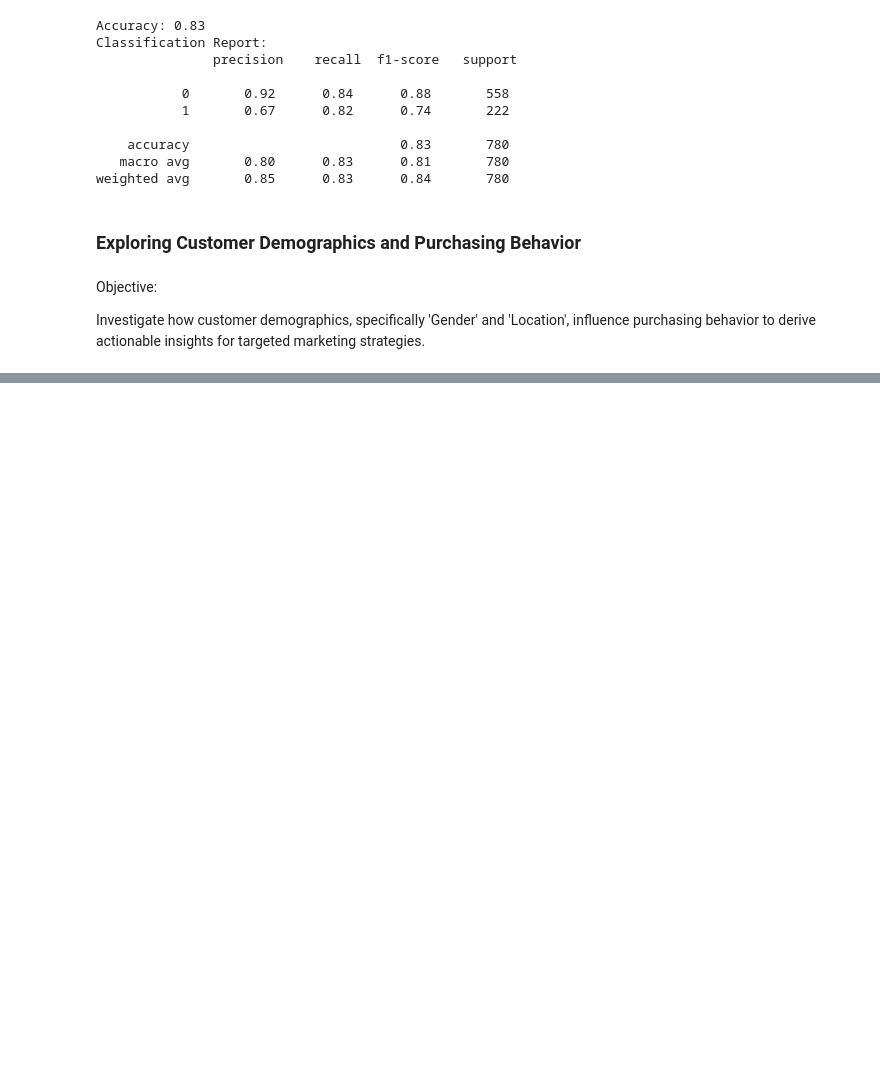
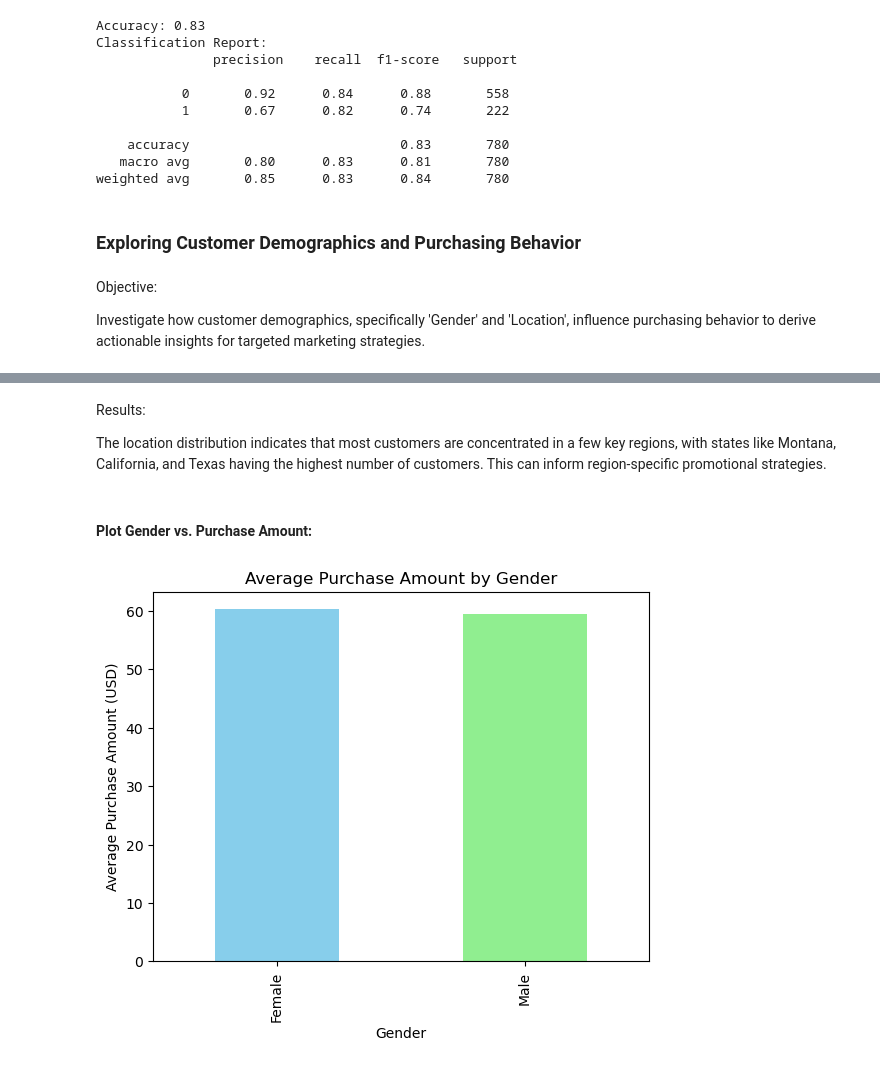
Before and after one commit to Shiraz-Latif/team_project, a Jupyter notebook: src/customer shopping behavior analysis.ipynb, the cells around one changed output, grey strips where cells are left out. Cells and saved outputs as stored; diff of their text form; code cells hidden in the pictures; blank space fills up the shorter version.

```diff
--- a/src/customer shopping behavior analysis.ipynb
+++ b/src/customer shopping behavior analysis.ipynb
@@ -635,0 +516,14 @@ y = cust_data['Purchase Amount (USD)']   # Target variable
+# %% [markdown]
+Results:
+
+The location distribution indicates that most customers are concentrated in a few key regions, with states like Montana, California, and Texas having the highest number of customers. This can inform region-specific promotional strategies.
+# %% [markdown]
+#### Plot Gender vs. Purchase Amount:
+# %%
+purchasing_by_gender = cust_data.groupby('Gender')['Purchase Amount (USD)'].mean()
+purchasing_by_gender.plot(kind='bar', title='Average Purchase Amount by Gender', color=['skyblue', 'lightgreen'])
+plt.xlabel('Gender')
+plt.ylabel('Average Purchase Amount (USD)')
+plt.show()
+# %% [output]
+[figure, added]
```
Also changed, not shown: parts of 27 cells of this notebook.
